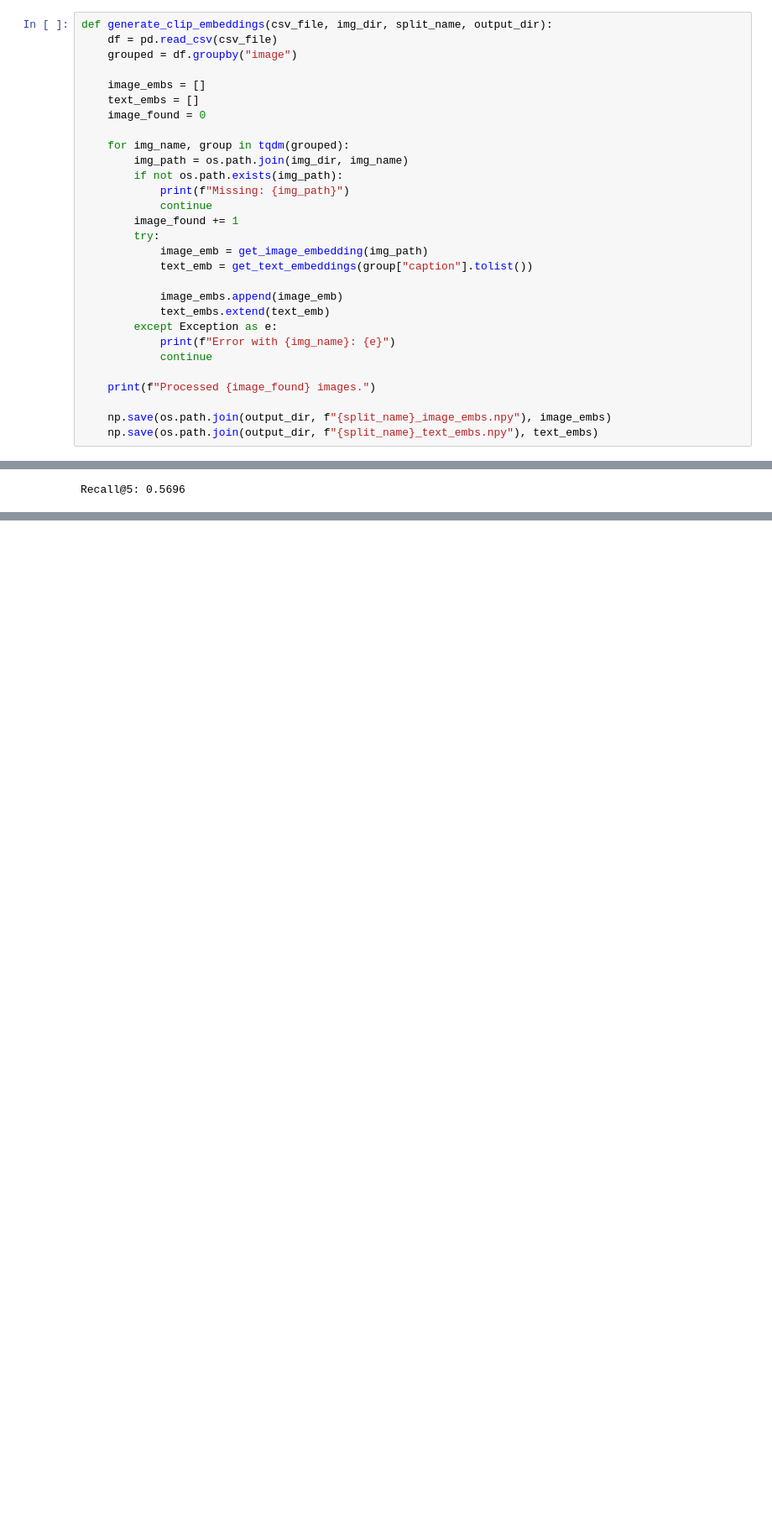
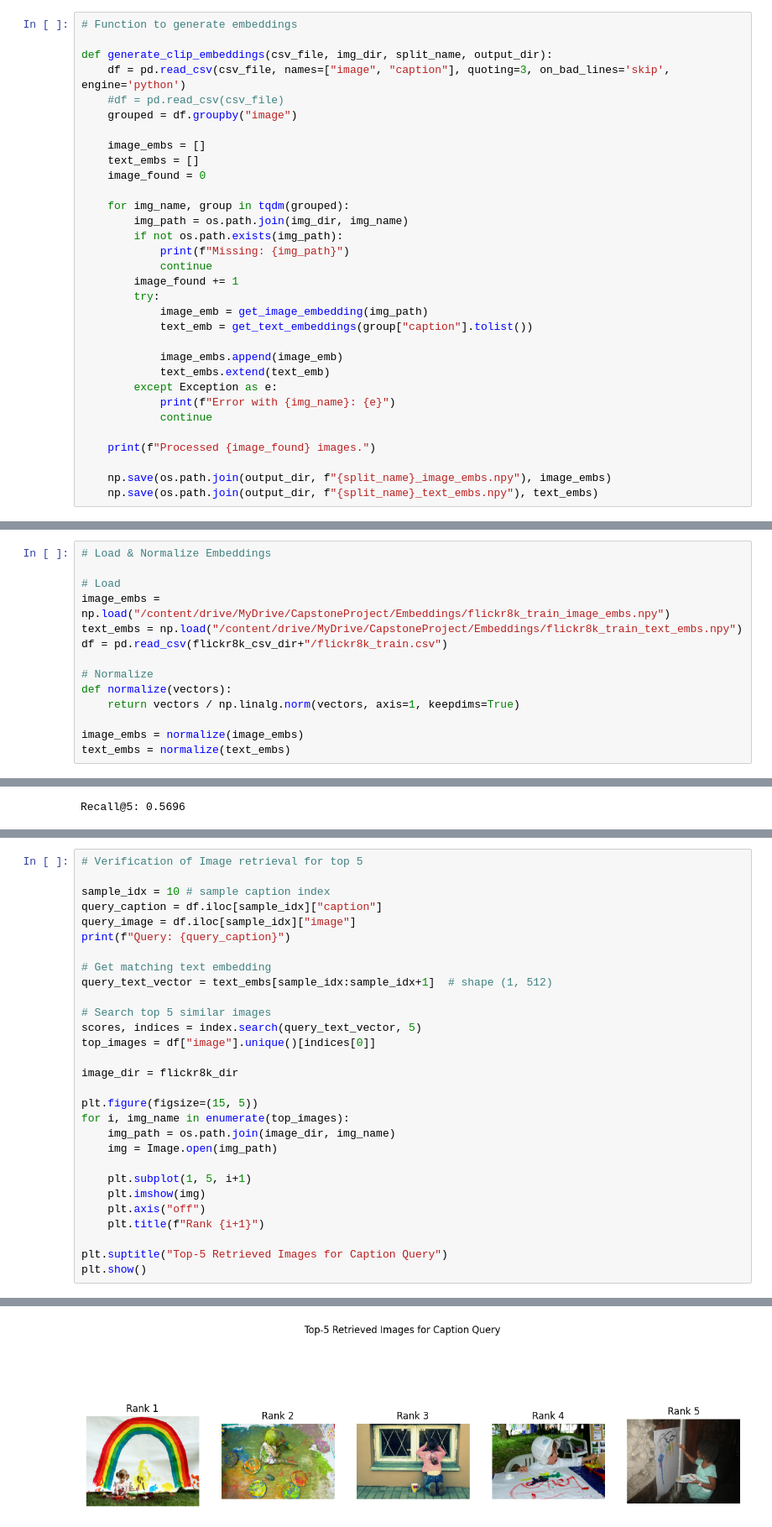
Before and after one commit to skodan/MLJ-CP-MMR-CaptioningSystem, a Jupyter notebook: notebooks/generateAndSaveCLIPEmbeddings.ipynb, the cells around one changed output, grey strips where cells are left out. Shown at 84% size. Cells and saved outputs as stored; diff of their text form; blank space fills up the shorter version.

```diff
--- a/notebooks/generateAndSaveCLIPEmbeddings.ipynb
+++ b/notebooks/generateAndSaveCLIPEmbeddings.ipynb
@@ -140,8 +146,11 @@ def get_text_embeddings(captions):
         outputs = model.get_text_features(**inputs)
     return outputs.cpu().numpy()
 # %%
+# Function to generate embeddings
+
 def generate_clip_embeddings(csv_file, img_dir, split_name, output_dir):
-    df = pd.read_csv(csv_file)
+    df = pd.read_csv(csv_file, names=["image", "caption"], quoting=3, on_bad_lines='skip', engine='python')
+    #df = pd.read_csv(csv_file)
     grouped = df.groupby("image")
 
     image_embs = []
@@ -217,3 +245,17 @@ text_embs = normalize(np.load("/content/drive/MyDrive/CapstoneProject/Embeddings
+# %%
+# Load & Normalize Embeddings
+
+# Load
+image_embs = np.load("/content/drive/MyDrive/CapstoneProject/Embeddings/flickr8k_train_image_embs.npy")
+text_embs = np.load("/content/drive/MyDrive/CapstoneProject/Embeddings/flickr8k_train_text_embs.npy")
+df = pd.read_csv(flickr8k_csv_dir+"/flickr8k_train.csv")
+
+# Normalize
+def normalize(vectors):
+    return vectors / np.linalg.norm(vectors, axis=1, keepdims=True)
+
+image_embs = normalize(image_embs)
+text_embs = normalize(text_embs)
 # %%
 !pip install faiss-cpu
 # %% [output]
@@ -252,0 +296,30 @@ Recall@10: 0.5696
+# %%
+# Verification of Image retrieval for top 5
+
+sample_idx = 10 # sample caption index
+query_caption = df.iloc[sample_idx]["caption"]
+query_image = df.iloc[sample_idx]["image"]
+print(f"Query: {query_caption}")
+
+# Get matching text embedding
+query_text_vector = text_embs[sample_idx:sample_idx+1]  # shape (1, 512)
+
+# Search top 5 similar images
+scores, indices = index.search(query_text_vector, 5)
+top_images = df["image"].unique()[indices[0]]
+
+image_dir = flickr8k_dir
+
+plt.figure(figsize=(15, 5))
+for i, img_name in enumerate(top_images):
+    img_path = os.path.join(image_dir, img_name)
+    img = Image.open(img_path)
+
+    plt.subplot(1, 5, i+1)
+    plt.imshow(img)
+    plt.axis("off")
+    plt.title(f"Rank {i+1}")
+
+plt.suptitle("Top-5 Retrieved Images for Caption Query")
+plt.show()
+# %% [output]
@@ -252,0 +327 @@ Recall@10: 0.5696
+[figure, added]
```
Also changed, not shown: parts of 13 cells of this notebook.
